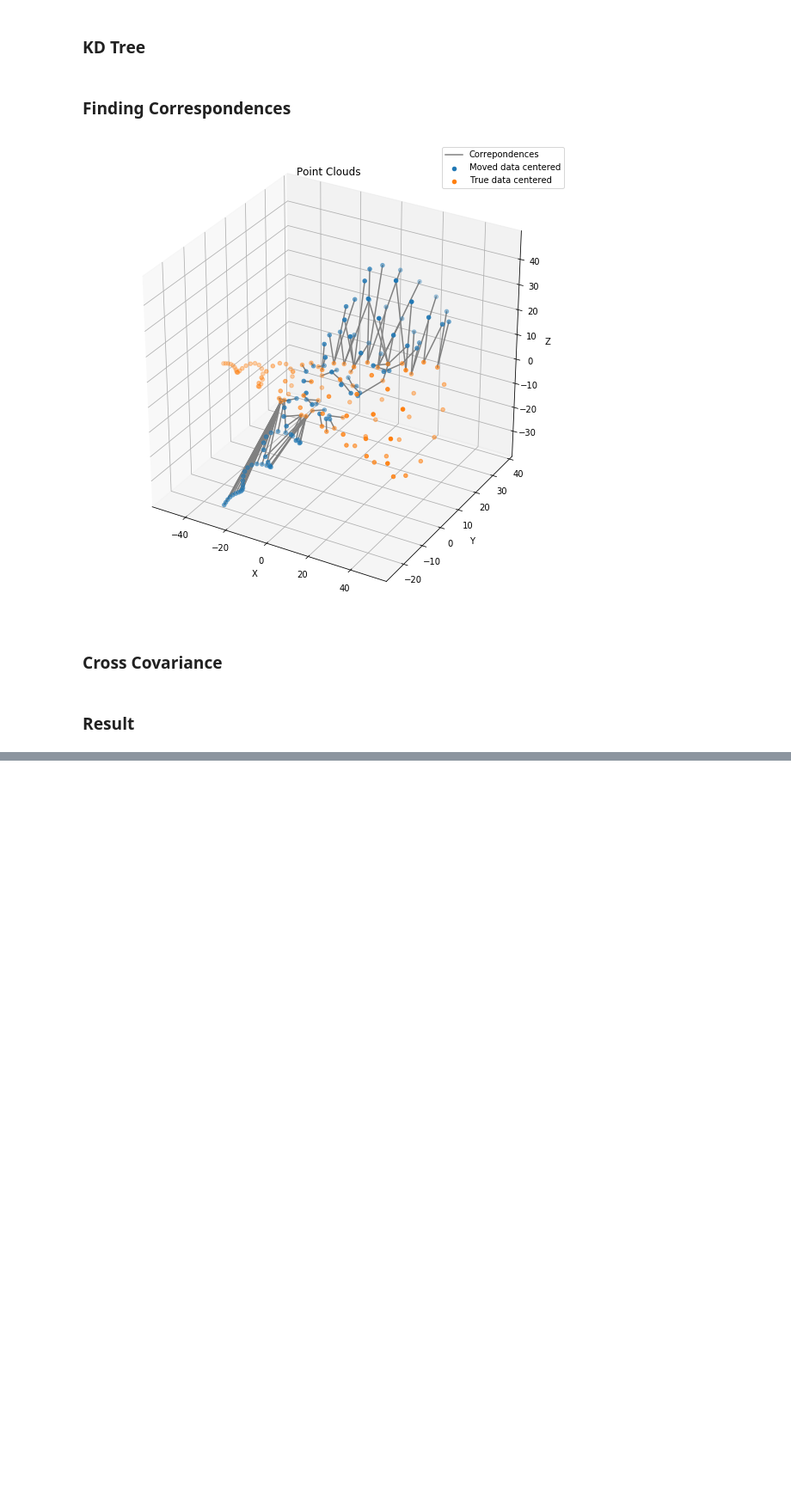
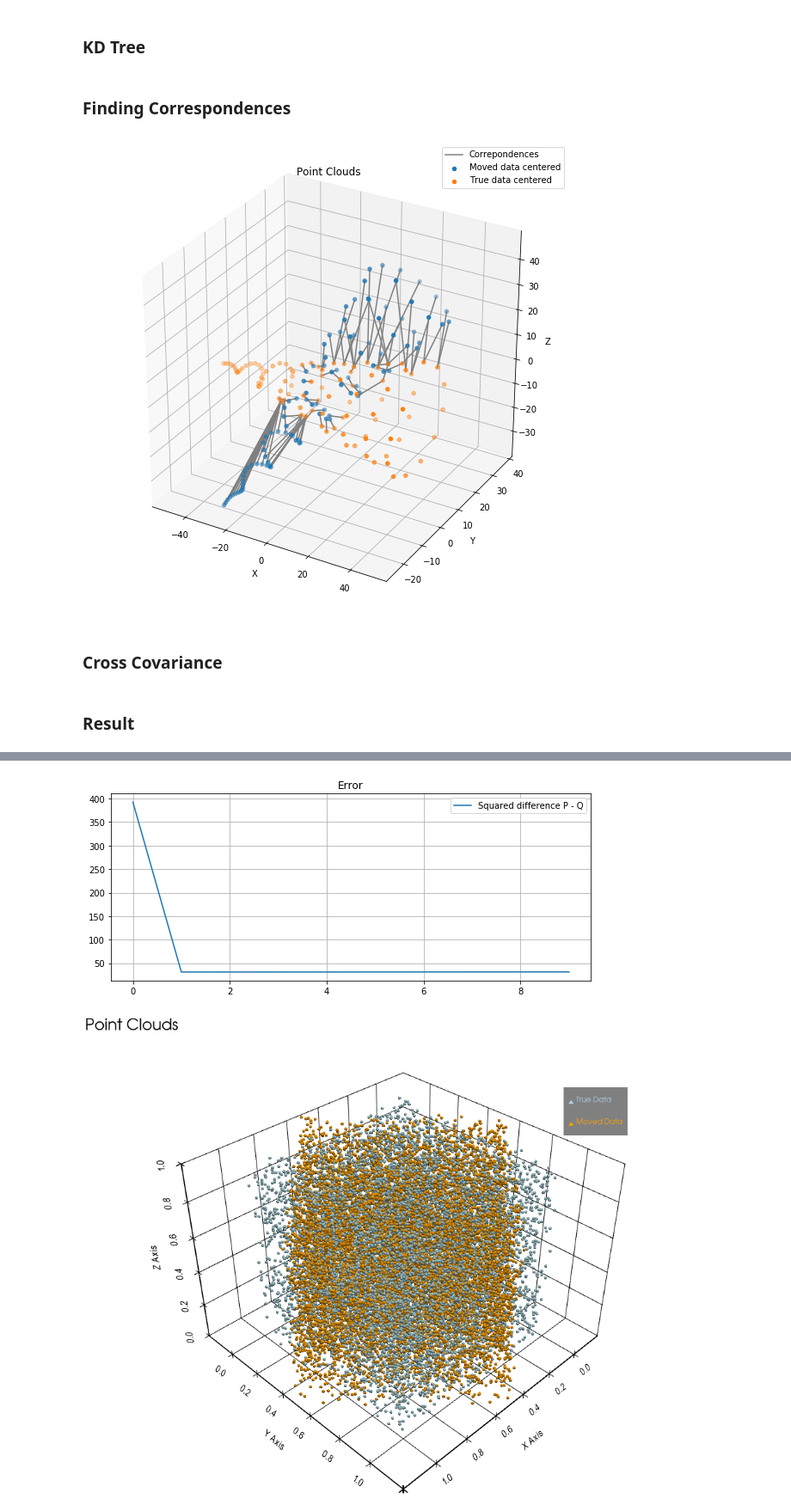
Before and after one commit to JyotiSunkara/ICP, a Jupyter notebook: Iterative Closest Point Using K Dimensional Trees.ipynb, the cells around one changed output, grey strips where cells are left out. Shown at 86% size. Saved outputs shown, nothing was run; the diff lists cells and outputs as text; code cells hidden in the pictures; blank space fills up the shorter version.

```diff
--- a/Iterative Closest Point Using K Dimensional Trees.ipynb
+++ b/Iterative Closest Point Using K Dimensional Trees.ipynb
@@ -269,0 +329,8 @@ Wall time: 292 ms
+# %%
+%%time
+Pvalues, normValues, correspValues = ICP(P, Q, 10)
+plotValues(normValues, "Squared difference P - Q")
+bigPlot(Pvalues[-1], Q, 5, 5)
+# %% [output]
+[figure, added]
+[figure, added]
```
Also changed, not shown: parts of 20 cells of this notebook, 4 other files.
